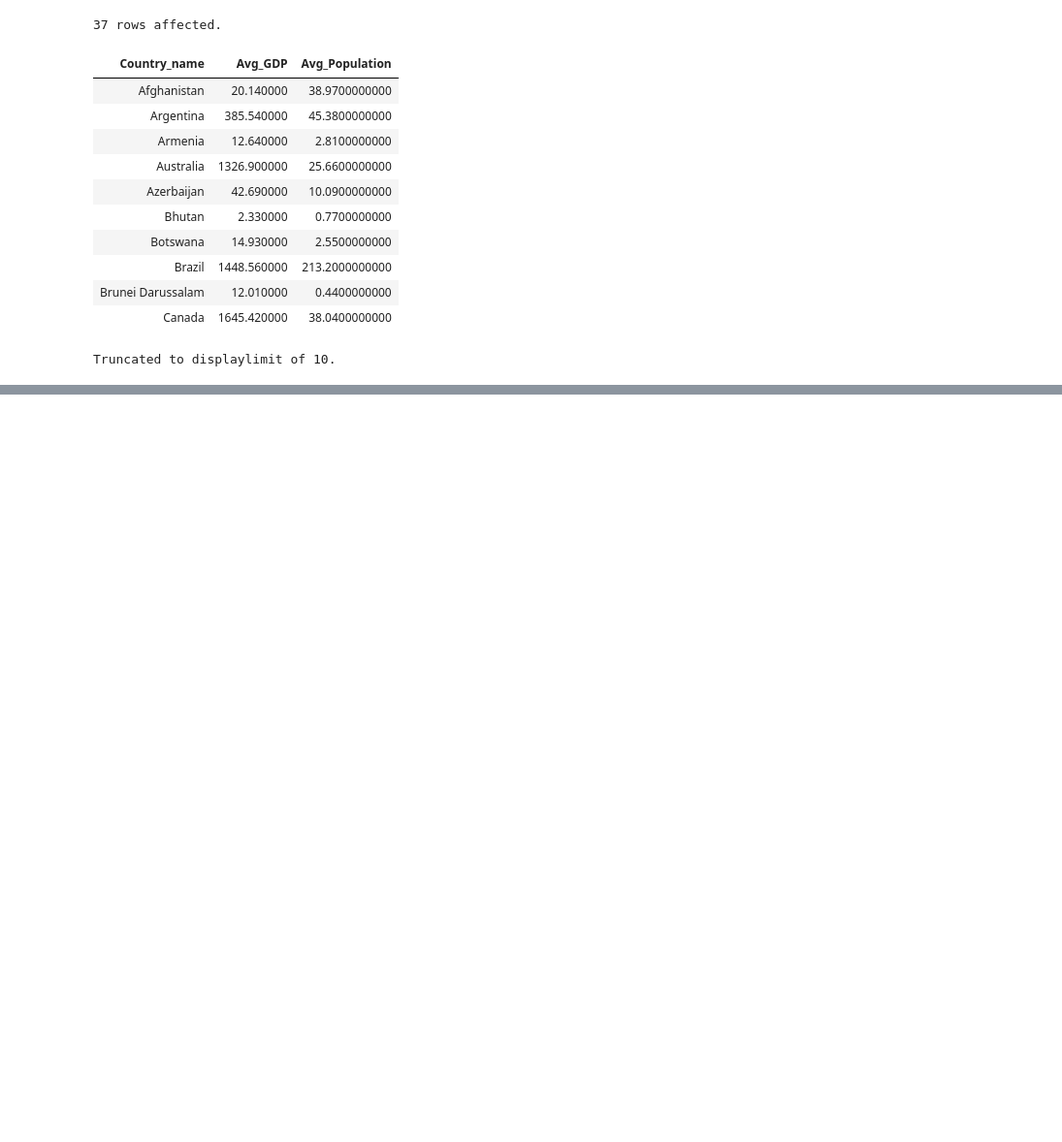
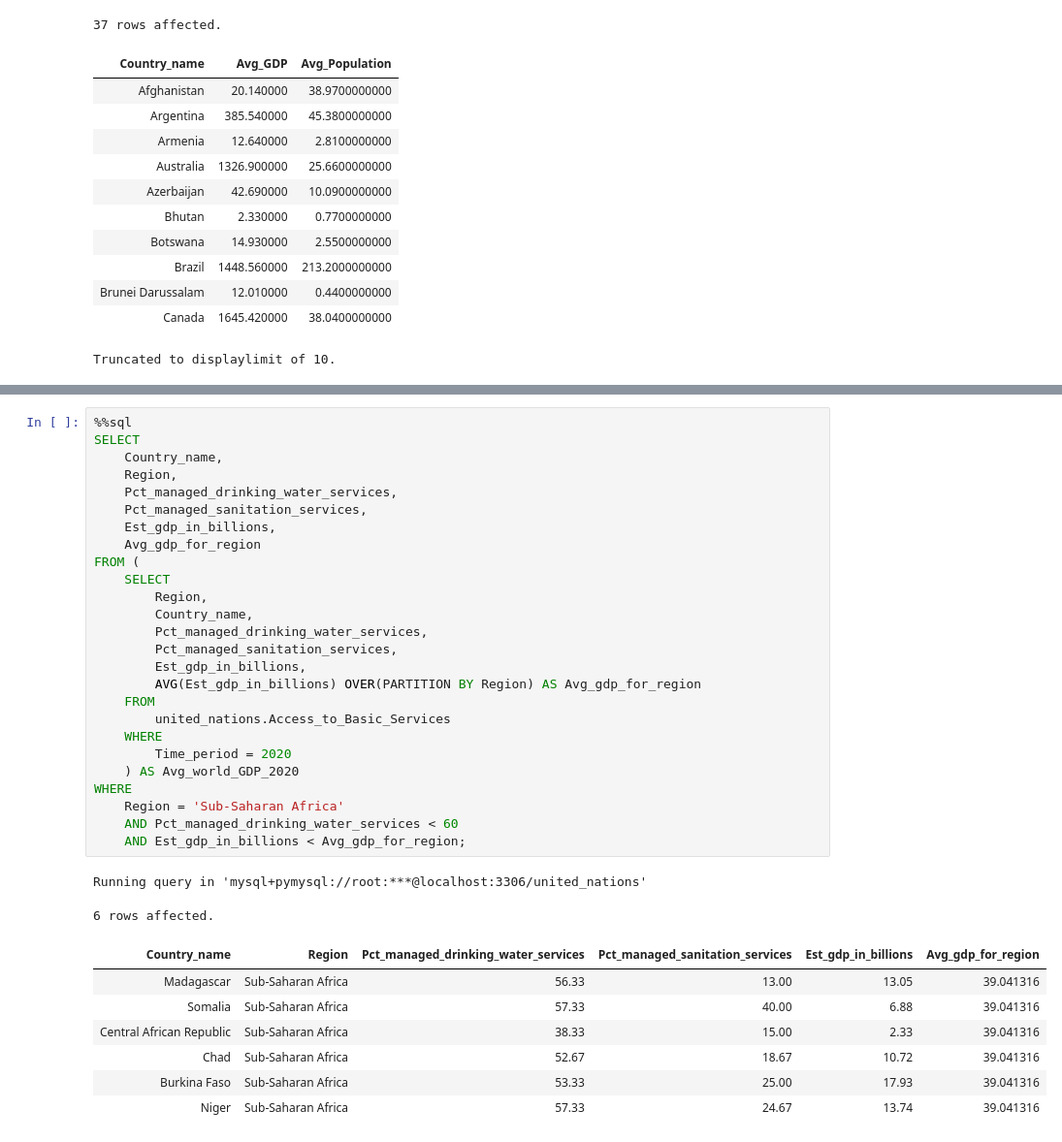
Before and after one commit to kxrrym03/ALX-Exercises, a Jupyter notebook: OptimisingQueries.ipynb, the cells around one changed output, grey strips where cells are left out. Shown: that part at 97% size. Cells and saved outputs as stored; diff of their text form; blank space fills up the shorter version.

```diff
--- a/OptimisingQueries.ipynb
+++ b/OptimisingQueries.ipynb
@@ -278,0 +413,36 @@ Truncated to displaylimit of 10.
+# %%
+%%sql
+SELECT
+    Country_name,
+    Region,
+    Pct_managed_drinking_water_services,
+    Pct_managed_sanitation_services,
+    Est_gdp_in_billions,
+    Avg_gdp_for_region
+FROM (
+    SELECT
+        Region,
+        Country_name,
+        Pct_managed_drinking_water_services,
+        Pct_managed_sanitation_services,
+        Est_gdp_in_billions,
+        AVG(Est_gdp_in_billions) OVER(PARTITION BY Region) AS Avg_gdp_for_region
+    FROM
+        united_nations.Access_to_Basic_Services
+    WHERE
+        Time_period = 2020
+    ) AS Avg_world_GDP_2020
+WHERE
+    Region = 'Sub-Saharan Africa'
+    AND Pct_managed_drinking_water_services < 60
+    AND Est_gdp_in_billions < Avg_gdp_for_region;
+# %% [output]
+Running query in 'mysql+pymysql://root:***@localhost:3306/united_nations'
+6 rows affected.
+| Country_name | Region | Pct_managed_drinking_water_services | Pct_managed_sanitation_services | Est_gdp_in_billions | Avg_gdp_for_region |
+| Madagascar | Sub-Saharan Africa | 56.33 | 13.00 | 13.05 | 39.041316 |
+| Somalia | Sub-Saharan Africa | 57.33 | 40.00 | 6.88 | 39.041316 |
+| Central African Republic | Sub-Saharan Africa | 38.33 | 15.00 | 2.33 | 39.041316 |
+| Chad | Sub-Saharan Africa | 52.67 | 18.67 | 10.72 | 39.041316 |
+| Burkina Faso | Sub-Saharan Africa | 53.33 | 25.00 | 17.93 | 39.041316 |
+| Niger | Sub-Saharan Africa | 57.33 | 24.67 | 13.74 | 39.041316 |
```
Also changed, not shown: parts of 8 cells of this notebook.
